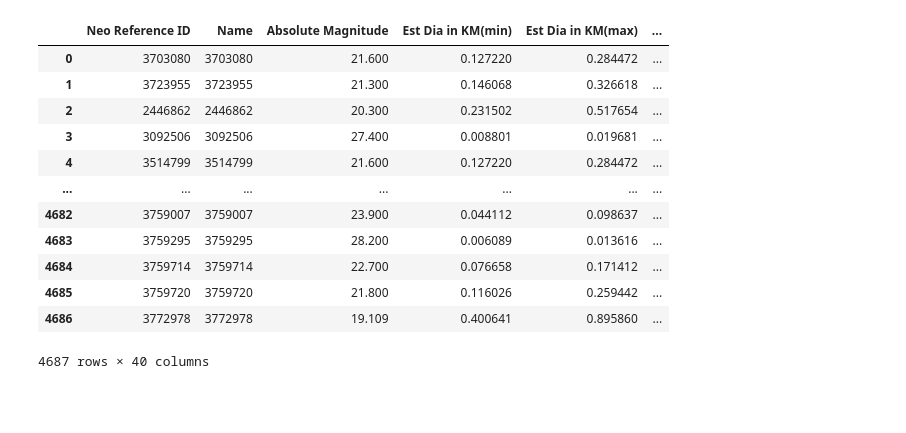
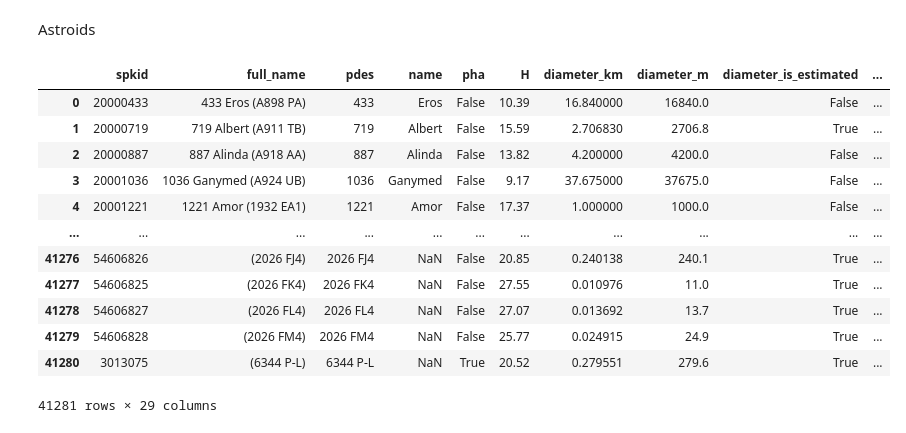
Before and after one commit to id2591/ProjectPBDE, a Jupyter notebook: StarProjectTest.ipynb, the cells around one changed output. Drawn from its saved outputs; the diff is of its cells as text; code cells hidden in the pictures; blank space fills up the shorter version.

Commit message:
Exploration of asteroid dataset

```diff
--- a/StarProjectTest.ipynb
+++ b/StarProjectTest.ipynb
@@ -1,3 +1,5 @@
+# %% [markdown]
+Astroids
 # %%
 import numpy as np
 import pandas as pd
@@ -4,18 +7,18 @@ import pandas as pd
 # %%
-stardata = pd.read_csv("nasa.csv")
+astroids = pd.read_csv("data/near_earth_asteroids_2025.csv")
 # %%
-display(stardata)
+display(astroids)
 # %% [output]
-|  | Neo Reference ID | Name | Absolute Magnitude | Est Dia in KM(min) | Est Dia in KM(max) | ... |
-| 0 | 3703080 | 3703080 | 21.600 | 0.127220 | 0.284472 | ... |
-| 1 | 3723955 | 3723955 | 21.300 | 0.146068 | 0.326618 | ... |
-| 2 | 2446862 | 2446862 | 20.300 | 0.231502 | 0.517654 | ... |
-| 3 | 3092506 | 3092506 | 27.400 | 0.008801 | 0.019681 | ... |
-| 4 | 3514799 | 3514799 | 21.600 | 0.127220 | 0.284472 | ... |
-| ... | ... | ... | ... | ... | ... | ... |
-| 4682 | 3759007 | 3759007 | 23.900 | 0.044112 | 0.098637 | ... |
-| 4683 | 3759295 | 3759295 | 28.200 | 0.006089 | 0.013616 | ... |
-| 4684 | 3759714 | 3759714 | 22.700 | 0.076658 | 0.171412 | ... |
-| 4685 | 3759720 | 3759720 | 21.800 | 0.116026 | 0.259442 | ... |
-| 4686 | 3772978 | 3772978 | 19.109 | 0.400641 | 0.895860 | ... |
+|  | spkid | full_name | pdes | name | pha | H | diameter_km | diameter_m | diameter_is_estimated | ... |
+| 0 | 20000433 | 433 Eros (A898 PA) | 433 | Eros | False | 10.39 | 16.840000 | 16840.0 | False | ... |
+| 1 | 20000719 | 719 Albert (A911 TB) | 719 | Albert | False | 15.59 | 2.706830 | 2706.8 | True | ... |
+| 2 | 20000887 | 887 Alinda (A918 AA) | 887 | Alinda | False | 13.82 | 4.200000 | 4200.0 | False | ... |
+| 3 | 20001036 | 1036 Ganymed (A924 UB) | 1036 | Ganymed | False | 9.17 | 37.675000 | 37675.0 | False | ... |
+| 4 | 20001221 | 1221 Amor (1932 EA1) | 1221 | Amor | False | 17.37 | 1.000000 | 1000.0 | False | ... |
+| ... | ... | ... | ... | ... | ... | ... | ... | ... | ... | ... |
+| 41276 | 54606826 | (2026 FJ4) | 2026 FJ4 | NaN | False | 20.85 | 0.240138 | 240.1 | True | ... |
+| 41277 | 54606825 | (2026 FK4) | 2026 FK4 | NaN | False | 27.55 | 0.010976 | 11.0 | True | ... |
+| 41278 | 54606827 | (2026 FL4) | 2026 FL4 | NaN | False | 27.07 | 0.013692 | 13.7 | True | ... |
+| 41279 | 54606828 | (2026 FM4) | 2026 FM4 | NaN | False | 25.77 | 0.024915 | 24.9 | True | ... |
+| 41280 | 3013075 | (6344 P-L) | 6344 P-L | NaN | True | 20.52 | 0.279551 | 279.6 | True | ... |
-4687 rows × 40 columns
+41281 rows × 29 columns
```
Also changed, not shown: parts of 8 cells of this notebook, 1 other file.
